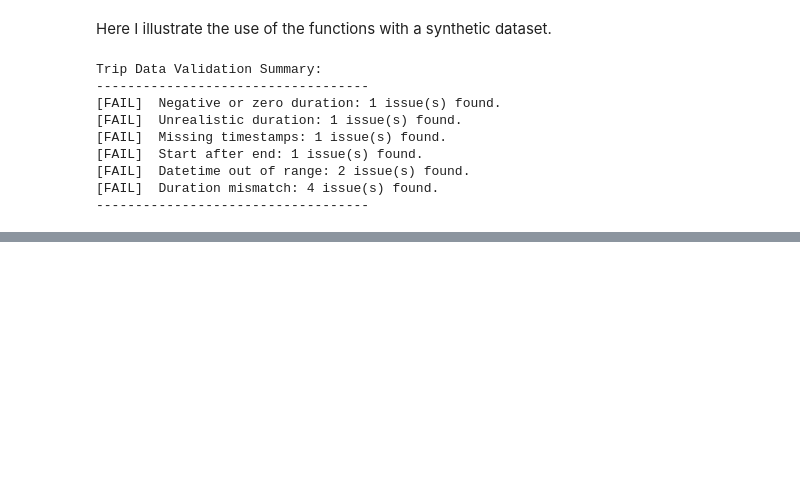
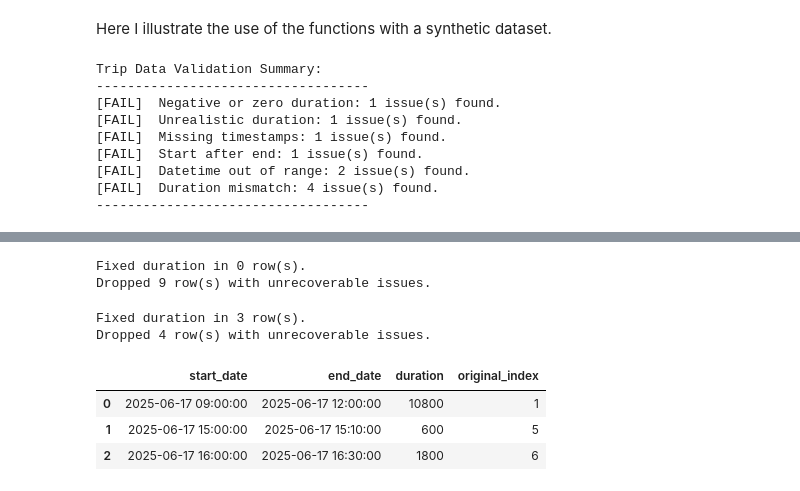
Before and after one commit to manuelgacos/pogoh-ai-engineering, a Jupyter notebook: week-0-setup/EDA_Note_3.ipynb, the cells around one changed output, grey strips where cells are left out. Drawn from its saved outputs; the diff is of its cells as text; code cells hidden in the pictures; blank space fills up the shorter version.

```diff
--- a/week-0-setup/EDA_Note_3.ipynb
+++ b/week-0-setup/EDA_Note_3.ipynb
@@ -222,0 +225,45 @@ pc.get_trip_data_issues(df_fail)
+# %%
+pogoh_df_cleaned = pc.clean_trip_data(pogoh_df_cleaned)
+# %% [output]
+Fixed duration in 0 row(s).
+Dropped 9 row(s) with unrecoverable issues.
+# %%
+# Create a dataset where different problems exist
+df_test_cleaning = pd.DataFrame({
+    "start_date": [
+        "2025-06-17 08:00:00",  # zero duration
+        "2025-06-17 09:00:00",  # unrealistic duration
+        None,                   # missing timestamp
+        "2025-06-17 12:00:00",  # start after end
+        "2010-06-17 08:00:00",  # datetime out of range
+        "2025-06-17 15:00:00",  # duration mismatch (duration too small)
+        "2025-06-17 16:00:00"   # clean row
+    ],
+    "end_date": [
+        "2025-06-17 08:00:00",  # zero duration
+        "2025-06-17 12:00:00",  # long duration (10800 sec = 3 hours)
+        "2025-06-17 11:00:00",  # missing start
+        "2025-06-17 11:00:00",  # end before start
+        "2010-06-17 09:00:00",  # datetime out of range
+        "2025-06-17 15:10:00",  # 600 sec duration (but says 100 sec)
+        "2025-06-17 16:30:00"   # clean row
+    ],
+    "duration": [
+        0,          # zero
+        100000,     # unrealistic
+        3600,       # OK duration but missing timestamp
+        300,        # would be invalid (start after end)
+        3600,       # out of range datetime
+        100,        # mismatch (true is 600 sec)
+        1800        # valid
+    ]
+})
+
+pc.clean_trip_data(df_test_cleaning)
+# %% [output]
+Fixed duration in 3 row(s).
+Dropped 4 row(s) with unrecoverable issues.
+|  | start_date | end_date | duration | original_index |
+| 0 | 2025-06-17 09:00:00 | 2025-06-17 12:00:00 | 10800 | 1 |
+| 1 | 2025-06-17 15:00:00 | 2025-06-17 15:10:00 | 600 | 5 |
+| 2 | 2025-06-17 16:00:00 | 2025-06-17 16:30:00 | 1800 | 6 |
```
Also changed, not shown: parts of 8 cells of this notebook, 1 other file.
